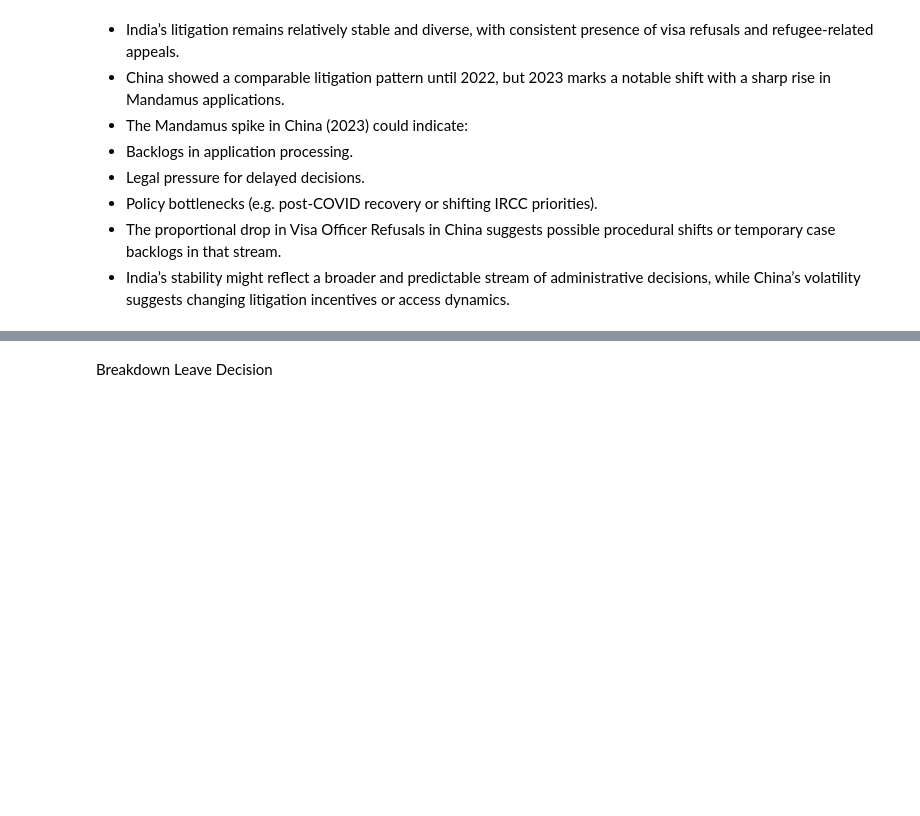
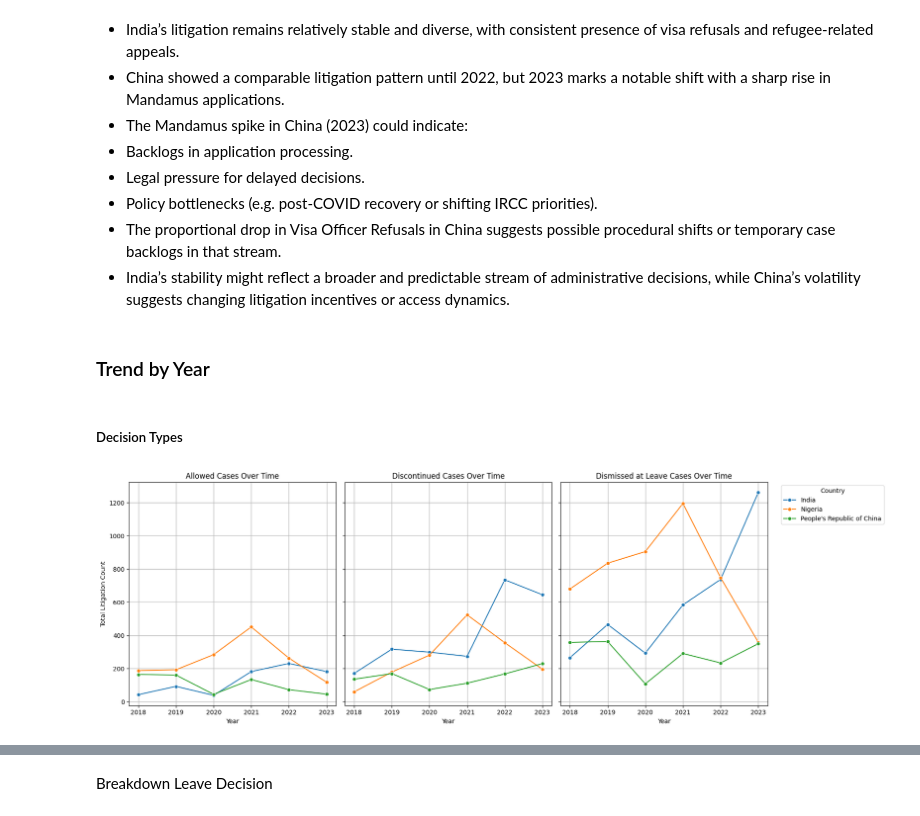
Before and after one commit to ismailbhinder/Public-Transparency-for-Immigration-Law-Canada, a Jupyter notebook: notebooks/EDA litigation case data.ipynb, the cells around one changed output, grey strips where cells are left out. Cells and saved outputs as stored; diff of their text form; code cells hidden in the pictures; blank space fills up the shorter version.

Commit message:
added more EDA for decison types and yearly trends

```diff
--- a/notebooks/EDA litigation case data.ipynb
+++ b/notebooks/EDA litigation case data.ipynb
@@ -442,3 +505,53 @@ Insights
 - Policy bottlenecks (e.g. post-COVID recovery or shifting IRCC priorities).
 - The proportional drop in Visa Officer Refusals in China suggests possible procedural shifts or temporary case backlogs in that stream.
 - India’s stability might reflect a broader and predictable stream of administrative decisions, while China’s volatility suggests changing litigation incentives or access dynamics.
+# %% [markdown]
+### Trend by Year
+# %% [markdown]
+##### Decision Types
+# %%
+import matplotlib.pyplot as plt
+import seaborn as sns
+
+# Filter relevant data
+df_filtered = df[
+    df['Decision Group'].isin(['Discontinued', 'Dismissed at Leave', 'Allowed']) &
+    df['Country of Citizenship'].isin(['India', 'Nigeria', "People's Republic of China"])
+]
+
+# Group the data
+grouped = (
+    df_filtered
+    .groupby(['LIT Leave Decision Date - Year', 'Country of Citizenship', 'Decision Group'])['LIT Litigation Count']
+    .sum()
+    .reset_index()
+)
+
+# Set up 3 side-by-side plots
+fig, axes = plt.subplots(1, 3, figsize=(18, 6), sharey=True)
+
+decision_groups = ['Allowed', 'Discontinued', 'Dismissed at Leave']
+
+for i, case in enumerate(decision_groups):
+    sns.lineplot(
+        data=grouped[grouped['Decision Group'] == case],
+        x='LIT Leave Decision Date - Year',
+        y='LIT Litigation Count',
+        hue='Country of Citizenship',
+        marker='o',
+        ax=axes[i]
+    )
+    axes[i].set_title(f'{case} Cases Over Time')
+    axes[i].set_xlabel('Year')
+    axes[i].set_ylabel('Total Litigation Count' if i == 0 else '')
+    axes[i].grid(True)
+
+# Move legend to the third plot only
+for i in range(2):
+    axes[i].legend_.remove()
+axes[2].legend(title='Country', bbox_to_anchor=(1.05, 1), loc='upper left')
+
+plt.tight_layout()
+plt.show()
+# %% [output]
+[figure, added]
```
Also changed, not shown: parts of 29 cells of this notebook.
